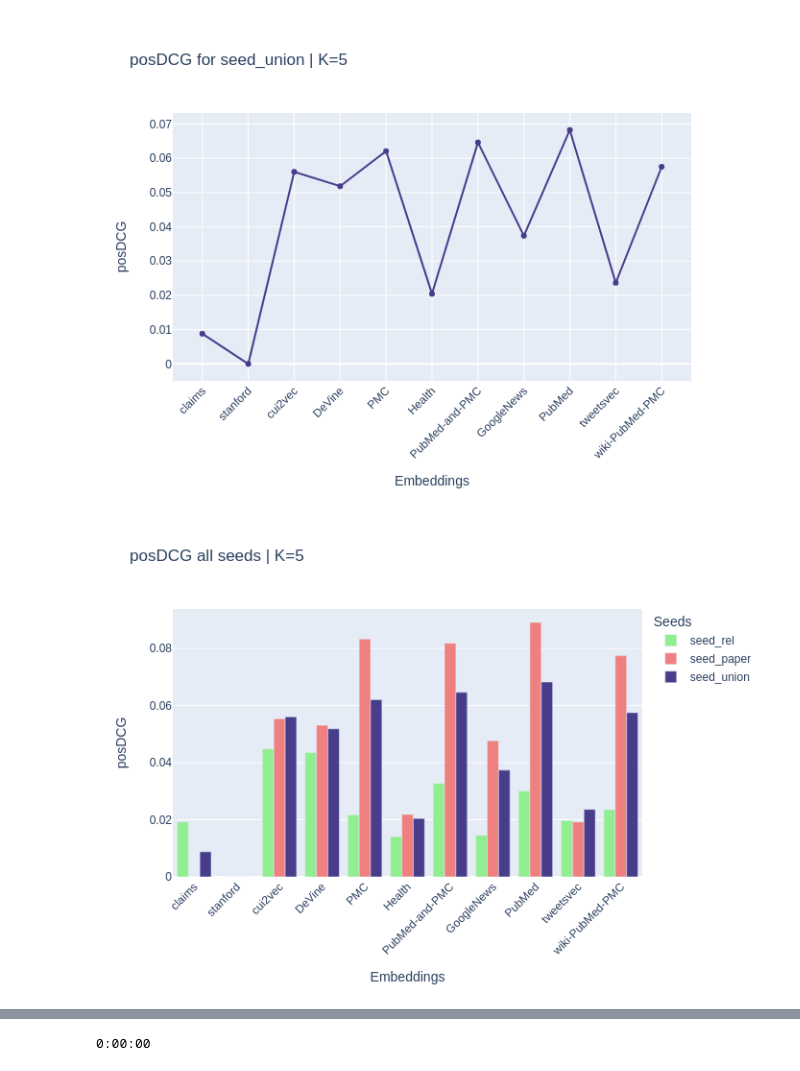
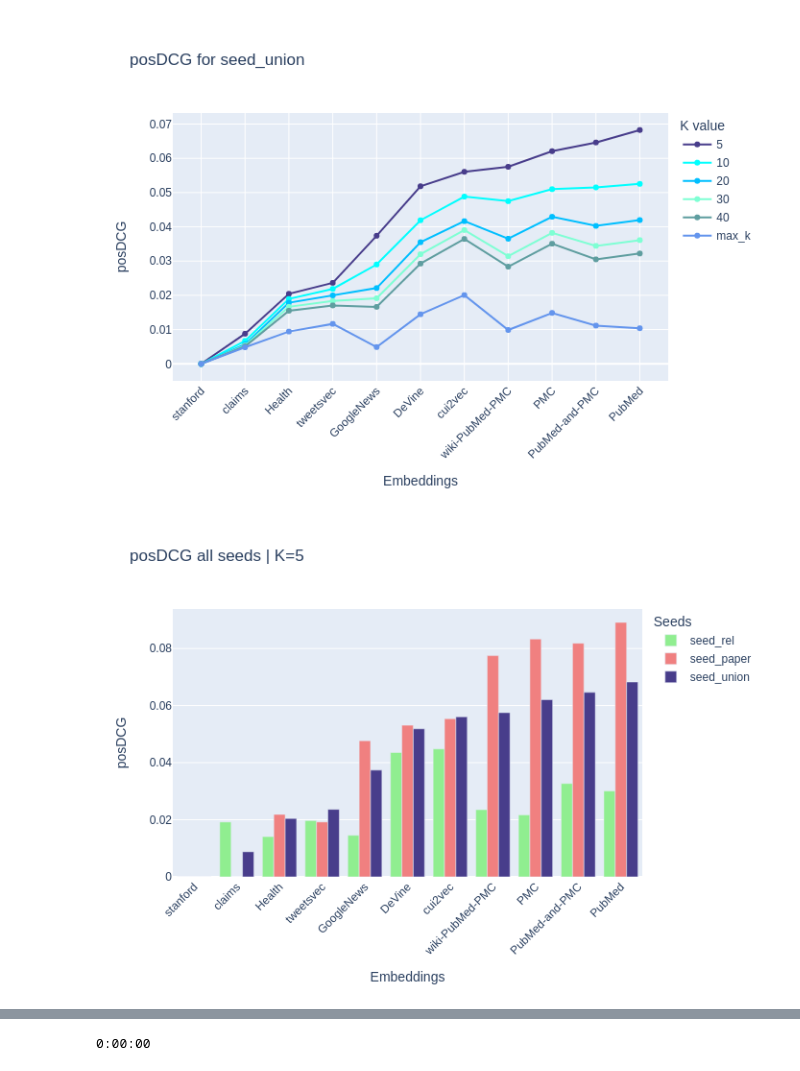
Before and after one commit to SaGiancani/medical-concepts-embeddings, a Jupyter notebook: plots.ipynb, the cells around one changed output, grey strips where cells are left out. Drawn from its saved outputs; the diff is of its cells as text; code cells hidden in the pictures.

```diff
--- a/plots.ipynb
+++ b/plots.ipynb
@@ -15,0 +30,4 @@ seeds = list(big_g[embs[0]][ks[0]].keys())
+# %%
+sorted_dict_ = {h: v for h, v in sorted(sorted_dict.items(), key=lambda item: item[1])}
+embs = list(sorted_dict_.keys())
+embs
@@ -16,5 +46,5 @@ seeds = list(big_g[embs[0]][ks[0]].keys())
 # %%
-embs_ = list()
+embs_ = {}
 for emb in embs:
     a = emb.replace('-w2v', '')
     b = a.split('_', 1)
@@ -22,49 +52,49 @@ for emb in embs:
         b[0] = 'wiki-PubMed-PMC'
     elif 'Google' in b[0]:
         b[0] = 'GoogleNews'
-    embs_.append(b[0])
+    embs_[emb] = b[0]
 
-seed = seeds[2] # seed_union
-k = 5
 # https://developer.mozilla.org/en-US/docs/Web/CSS/color_value
 colors = ['lightgreen', 'lightcoral', 'darkslateblue',   'purple']
 parallel_colors = ['seagreen', 'darksalmon', 'royalblue', 'mediumpurple']
+colors_k = ['darkslateblue', 'aqua', 'deepskyblue', 'aquamarine', 'cadetblue', 'cornflowerblue']
 # %%
 seed = seeds[2]# seed_union
 fig = go.Figure()
 
+em = list(embs_.values())
 fig.add_trace(go.Bar(
-    x=tmp,
+    x=em,
     y=[big_g[emb][5][seed][0] for emb in embs],
     name='5',
     marker_color='darkslateblue'
 ))
 fig.add_trace(go.Bar(
-    x=tmp,
+    x=em,
     y=[big_g[emb][10][seed][0] for emb in embs],
     name='10',
     marker_color= 'aqua'
 ))
 fig.add_trace(go.Bar(
-    x=tmp,
+    x=em,
     y=[big_g[emb][20][seed][0] for emb in embs],
     name='20',
     marker_color= 'deepskyblue'
 ))
 fig.add_trace(go.Bar(
-    x=tmp,
+    x=em,
     y=[big_g[emb][30][seed][0] for emb in embs],
     name='30',
     marker_color= 'aquamarine'
 ))
 fig.add_trace(go.Bar(
-    x=tmp,
+    x=em,
     y=[big_g[emb][40][seed][0] for emb in embs],
     name='40',
     marker_color= 'cadetblue'
 ))
 fig.add_trace(go.Bar(
-    x=tmp,
+    x=em,
     y=[big_g[emb]['max_k'][seed][0] for emb in embs],
     name='k=IoV',
     marker_color= 'cornflowerblue'
@@ -84,40 +114,43 @@ fig.show(renderer="png")
 # %%
 fig = go.Figure()
 
-fig.add_trace(go.Scatter(
-    x=tmp,
-    y=[big_g[emb][k][seed][0] for emb in embs],
-    name='5',
-    marker_color='darkslateblue'
-))
+for i, t in enumerate(ks):
+    fig.add_trace(go.Scatter(
+        x=em,
+        y=[big_g[emb][t][seed][0] for emb in embs],
+        name=t,
+        marker_color=colors_k[i]
+    ))
 
 # Here we modify the tickangle of the xaxis, resulting in rotated labels.
-fig.update_layout(title='posDCG for ' + seed + ' | K=' + str(k),
+fig.update_layout(title='posDCG for ' + seed ,
                   xaxis_title='Embeddings',
                   yaxis_title='posDCG',
+                  barmode='group',
+                  legend_title = 'K value',
                   xaxis_tickangle=-45)
 fig.show(renderer="png")
 # %% [output]
-[figure, old version]
+[figure, new version]
 # %%
 fig = go.Figure()
 
 for i, seed in enumerate(seeds):
     fig.add_trace(go.Bar(
-        x=tmp,
+        x=em,
         y=[big_g[emb][k][seed][0] for emb in embs],
         name= seed,
         marker_color=colors[i]
         ))
 # Here we modify the tickangle of the xaxis, resulting in rotated labels.
 fig.update_layout(title='posDCG all seeds | K=' + str(k),
                   xaxis_title='Embeddings',
                   yaxis_title='posDCG',
                   legend_title = 'Seeds',
                   xaxis_tickangle=-45)
 fig.show(renderer="png")
 # %% [output]
-[figure, old version]
+[figure, new version]
 # %%
 fig = go.Figure()
 
```
Also changed, not shown: parts of 28 cells of this notebook.
